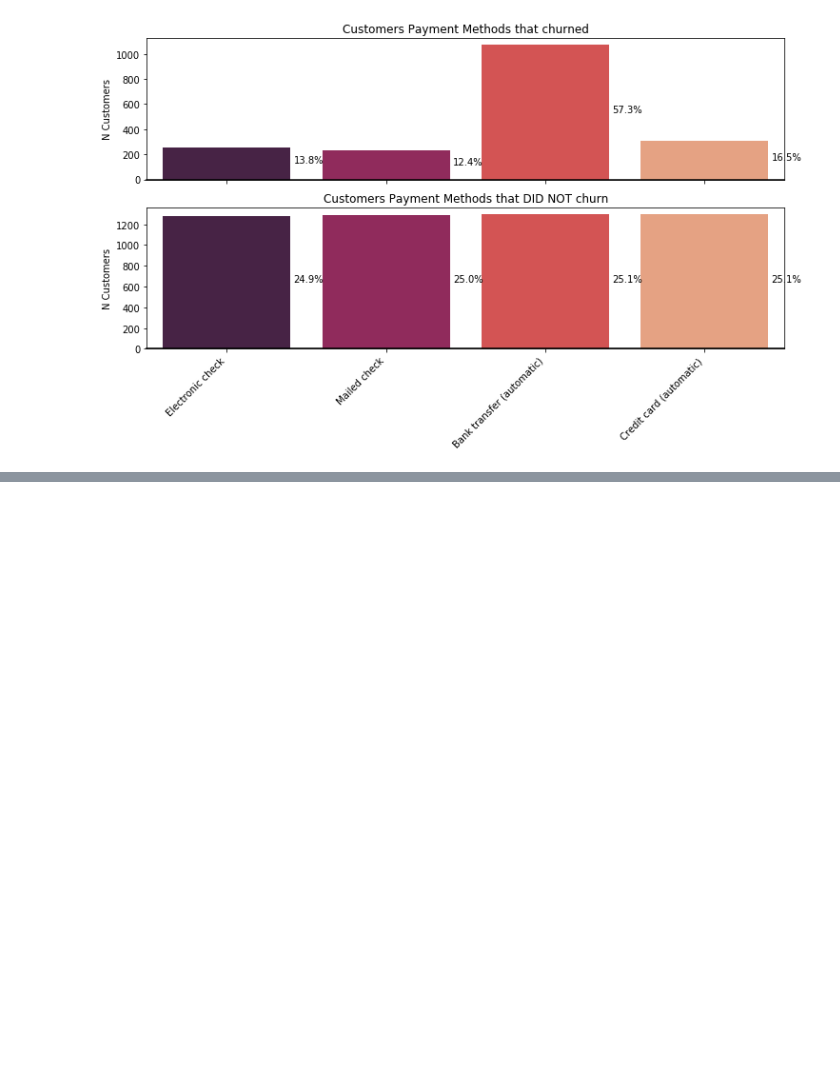
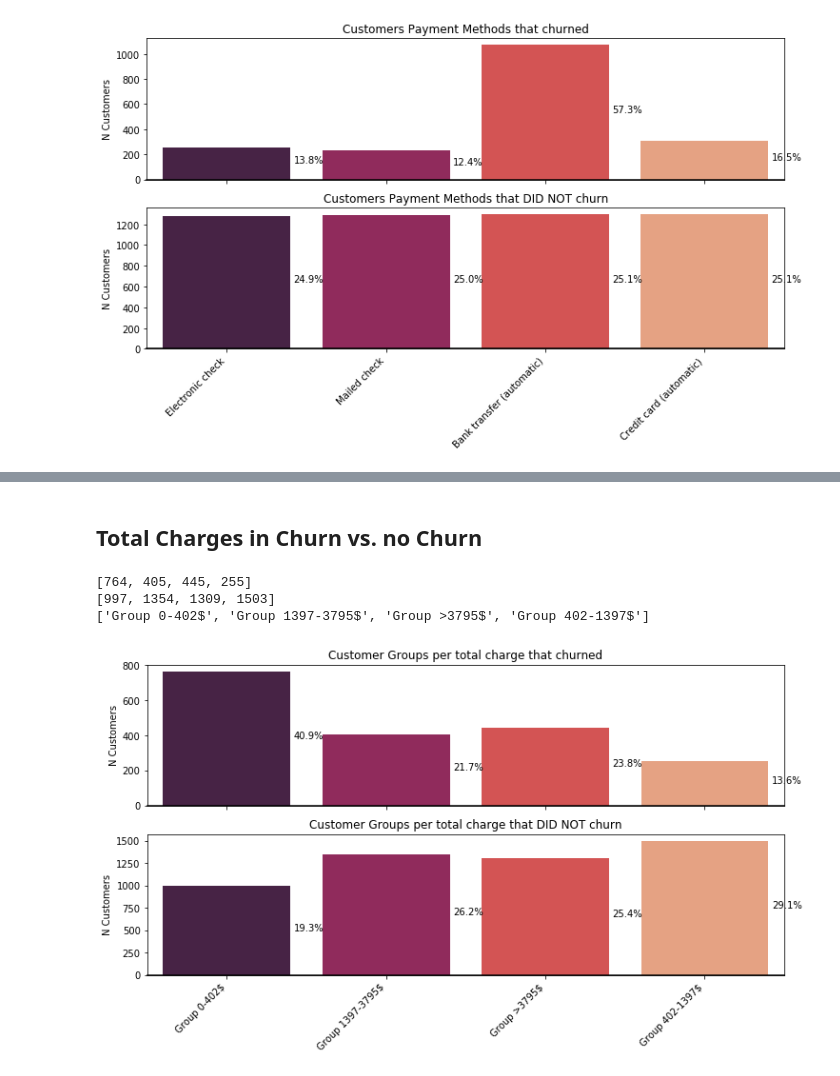
Before and after one commit to edab96/AI-and-Robotics-Project, a Jupyter notebook: Telco Churn EDA.ipynb, the cells around one changed output, grey strips where cells are left out. Drawn from its saved outputs; the diff is of its cells as text; code cells hidden in the pictures; blank space fills up the shorter version.

```diff
--- a/Telco Churn EDA.ipynb
+++ b/Telco Churn EDA.ipynb
@@ -1052,0 +1106,2 @@ num_cols
+# %% [markdown]
+## Total Charges in Churn vs. no Churn
@@ -1052,0 +1124,50 @@ num_cols
+# %%
+tc_labels = df['TotalCharges'].value_counts().keys().tolist()
+tc_values = df['TotalCharges'].value_counts().values.tolist()
+ChurnPerTC = Churn.groupby(df['TotalCharges']).value_counts().values.tolist()
+NoChurnPerTC = NoChurn.groupby(df['TotalCharges']).value_counts().values.tolist()
+print(ChurnPerTC)
+print(NoChurnPerTC)
+print(tc_labels)
+# %% [output]
+[764, 405, 445, 255]
+[997, 1354, 1309, 1503]
+['Group 0-402$', 'Group 1397-3795$', 'Group >3795$', 'Group 402-1397$']
+# %%
+f, (ax, ax1) = plt.subplots(2,figsize=(12, 6),sharex=True)
+
+ax = sns.barplot(x=tc_labels, y=ChurnPerTC, palette="rocket",ax=ax)
+ax.axhline(0, color="k", clip_on=False)
+ax.set_title('Customer Groups per total charge that churned')
+ax.set_xticklabels(ax.get_xticklabels(), rotation=45, horizontalalignment='right')
+ax.set_ylabel("N Customers")
+
+TotalChurnPerTC = ChurnPerTC[0] + ChurnPerTC[1] + ChurnPerTC[2] + ChurnPerTC[3]
+total = TotalChurnPerTC
+
+for p in ax.patches:
+        percentage = '{:.1f}%'.format(100 * p.get_height()/total)
+        x = p.get_x() + p.get_width() + 0.02
+        y = p.get_y() + p.get_height()/2
+        ax.annotate(percentage, (x,y))
+
+ax1 = sns.barplot(x=tc_labels, y=NoChurnPerTC, palette="rocket",ax=ax1)
+ax1.axhline(0, color="k", clip_on=False)
+ax1.set_title('Customer Groups per total charge that DID NOT churn')
+ax1.set_xticklabels(ax1.get_xticklabels(), rotation=45, horizontalalignment='right')
+ax1.set_ylabel("N Customers")
+
+TotalNoChurnPerTC = NoChurnPerTC[0] + NoChurnPerTC[1] + NoChurnPerTC[2] + NoChurnPerTC[3]
+total1 = TotalNoChurnPerTC
+for p in ax1.patches:
+        percentage = '{:.1f}%'.format(100 * p.get_height()/total1)
+        x = p.get_x() + p.get_width() + 0.02
+        y = p.get_y() + p.get_height()/2
+        ax1.annotate(percentage, (x, y))
+
+# 40.9% of customers that churned were charged less or equal to 402$ in bills. The general trend shows the more
+# was charged the less customers had churned which makes sense in the context of the 3 different contract types
+# and that mostly monthly paying customers churn because they aren't as locked in to the service as the one or
+# two year contract customers.
+# %% [output]
+[figure, added]
```
Also changed, not shown: parts of 12 cells of this notebook.
